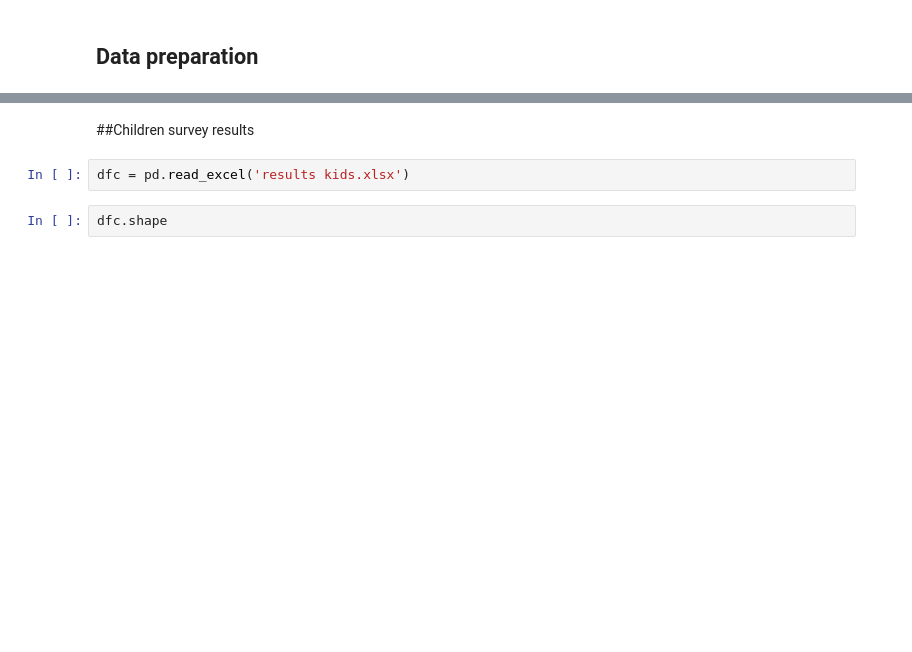
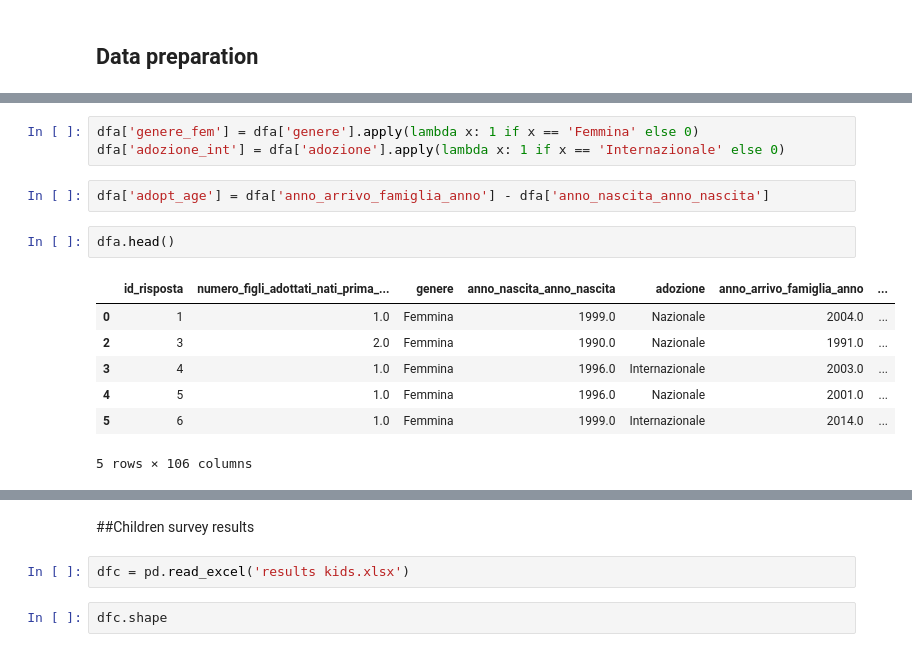
Before and after one commit to arina19-2000/unimi, a Jupyter notebook: tesi/tesi.ipynb, the cells around one changed output, grey strips where cells are left out. Saved outputs shown, nothing was run; the diff lists cells and outputs as text; blank space fills up the shorter version.

```diff
--- a/tesi/tesi.ipynb
+++ b/tesi/tesi.ipynb
@@ -102,0 +118,15 @@ dfa.head()
+# %%
+dfa['genere_fem'] = dfa['genere'].apply(lambda x: 1 if x == 'Femmina' else 0)
+dfa['adozione_int'] = dfa['adozione'].apply(lambda x: 1 if x == 'Internazionale' else 0)
+# %%
+dfa['adopt_age'] = dfa['anno_arrivo_famiglia_anno'] - dfa['anno_nascita_anno_nascita']
+# %%
+dfa.head()
+# %% [output]
+|  | id_risposta | numero_figli_adottati_nati_prima_... | genere | anno_nascita_anno_nascita | adozione | anno_arrivo_famiglia_anno | ... |
+| 0 | 1 | 1.0 | Femmina | 1999.0 | Nazionale | 2004.0 | ... |
+| 2 | 3 | 2.0 | Femmina | 1990.0 | Nazionale | 1991.0 | ... |
+| 3 | 4 | 1.0 | Femmina | 1996.0 | Internazionale | 2003.0 | ... |
+| 4 | 5 | 1.0 | Femmina | 1996.0 | Nazionale | 2001.0 | ... |
+| 5 | 6 | 1.0 | Femmina | 1999.0 | Internazionale | 2014.0 | ... |
+5 rows × 106 columns
```
Also changed, not shown: parts of 22 cells of this notebook.
